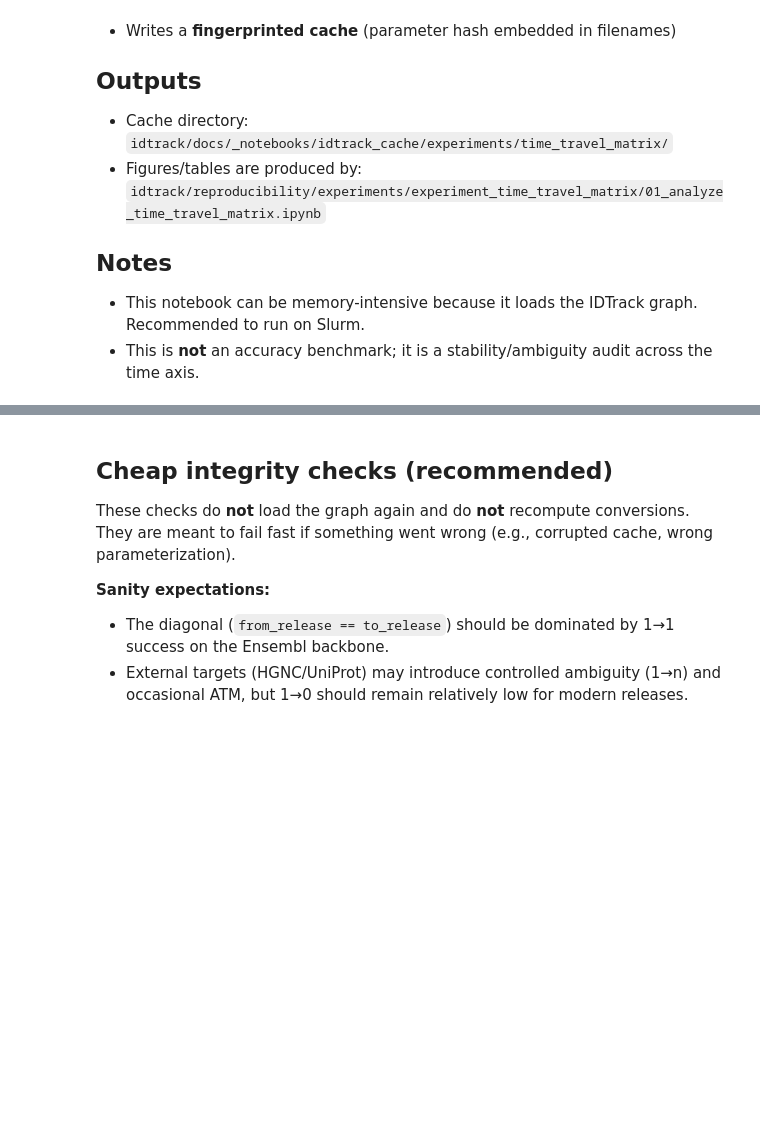
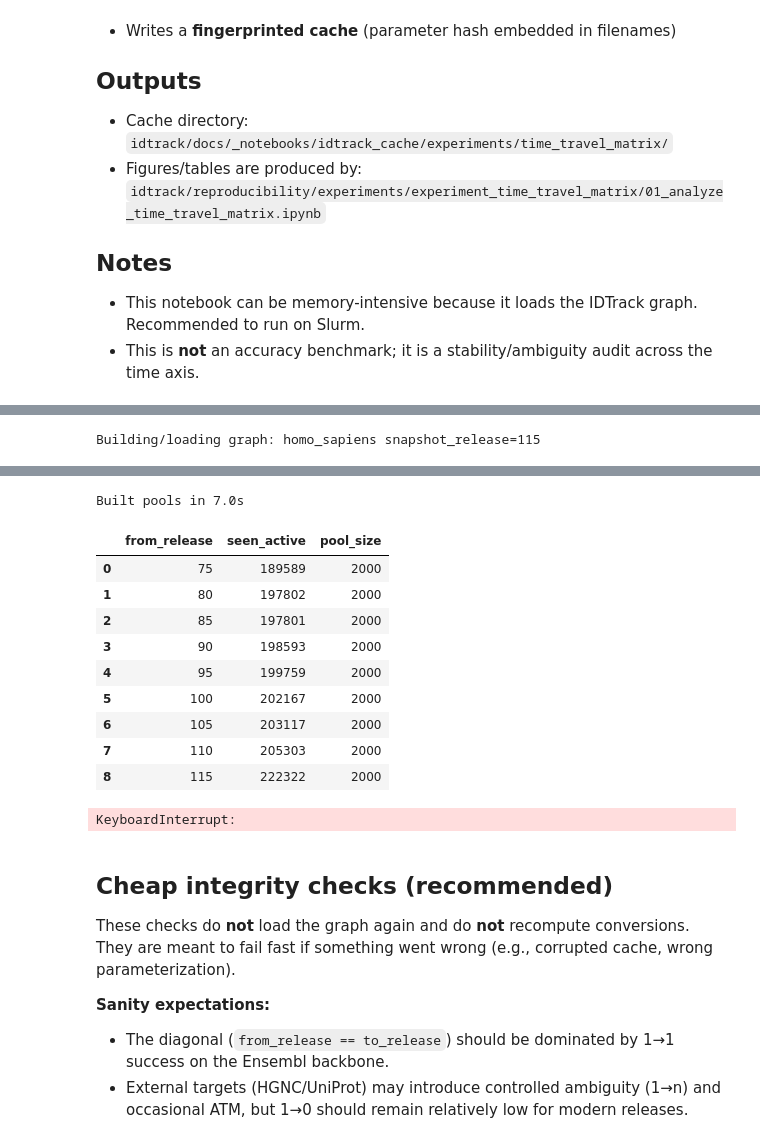
Before and after one commit to theislab/idtrack, a Jupyter notebook: reproducibility/experiments/experiment_time_travel_matrix/00_build_time_travel_matrix_cache.ipynb, the cells around one changed output, grey strips where cells are left out. Saved outputs shown, nothing was run; the diff lists cells and outputs as text; code cells hidden in the pictures; blank space fills up the shorter version.

```diff
--- a/reproducibility/experiments/experiment_time_travel_matrix/00_build_time_travel_matrix_cache.ipynb
+++ b/reproducibility/experiments/experiment_time_travel_matrix/00_build_time_travel_matrix_cache.ipynb
@@ -79,11 +82,11 @@ print("CACHE_DIR:", CACHE_DIR)
 ORGANISM_ALIAS = "human"
 
 # Snapshot boundary: must be <= what you have cached locally.
-SNAPSHOT_RELEASE = 114
+SNAPSHOT_RELEASE = 115
 
 # Release grid for the square matrix (edit freely; keep it manageable).
 # Tip: a coarse grid (step=5) is usually enough for a clear Results figure.
-RELEASES = list(range(75, 115, 5))
+RELEASES = list(range(75, 116, 5))
 FROM_RELEASES = RELEASES
 TO_RELEASES = RELEASES
 
@@ -94,14 +97,14 @@ N_BOOTSTRAPS = 4
 RANDOM_SEED = 0
 
 # Mapping semantics
-STRATEGY = "all"  # expose ambiguity (1→n)
+STRATEGY = "best"  # expose ambiguity (1→n)
 
 # Final targets (human-focused): Ensembl backbone + HGNC + UniProt.
 # Note: HGNC is human-specific; UniProt is included for external matching.
 FINAL_DATABASES = [
-    None,
+    "ensembl_gene",
     "HGNC Symbol",
-    "UniProtKB/Swiss-Prot",
+    "Uniprot/SWISSPROT",
 ]
 
 PARAMS = {
@@ -216,7 +224,7 @@ else:
                         to_release=to,
                         final_database=final_db,
                         strategy=STRATEGY,
-                        verbose=False,
+                        verbose=True,
                     )
                     dt = time.perf_counter() - t0
 
@@ -238,3 +246,4 @@ else:
     write_pickle(grid, RESULTS_PKL)
     print("Wrote:", RESULTS_PKL)
     display(grid.head())
+# %% [output]
@@ -240,0 +251 @@ else:
+Building/loading graph: homo_sapiens snapshot_release=115
@@ -241,3 +264,15 @@ else:
+Built pools in 7.0s
+|  | from_release | seen_active | pool_size |
+| 0 | 75 | 189589 | 2000 |
+| 1 | 80 | 197802 | 2000 |
+| 2 | 85 | 197801 | 2000 |
+| 3 | 90 | 198593 | 2000 |
+| 4 | 95 | 199759 | 2000 |
+| 5 | 100 | 202167 | 2000 |
+| 6 | 105 | 203117 | 2000 |
+| 7 | 110 | 205303 | 2000 |
+| 8 | 115 | 222322 | 2000 |
+KeyboardInterrupt:
 # %% [markdown]
 ## Cheap integrity checks (recommended)
 
```
Also changed, not shown: parts of 3 cells of this notebook, 20 other files.
